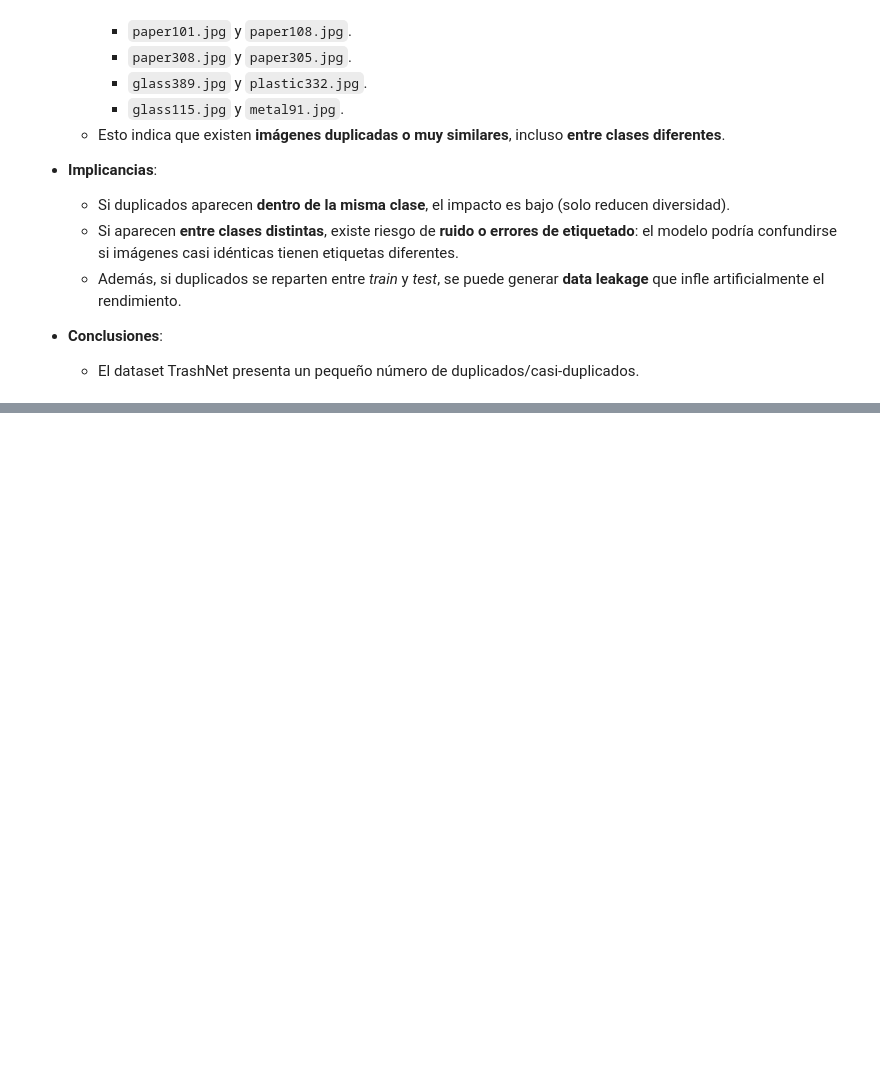
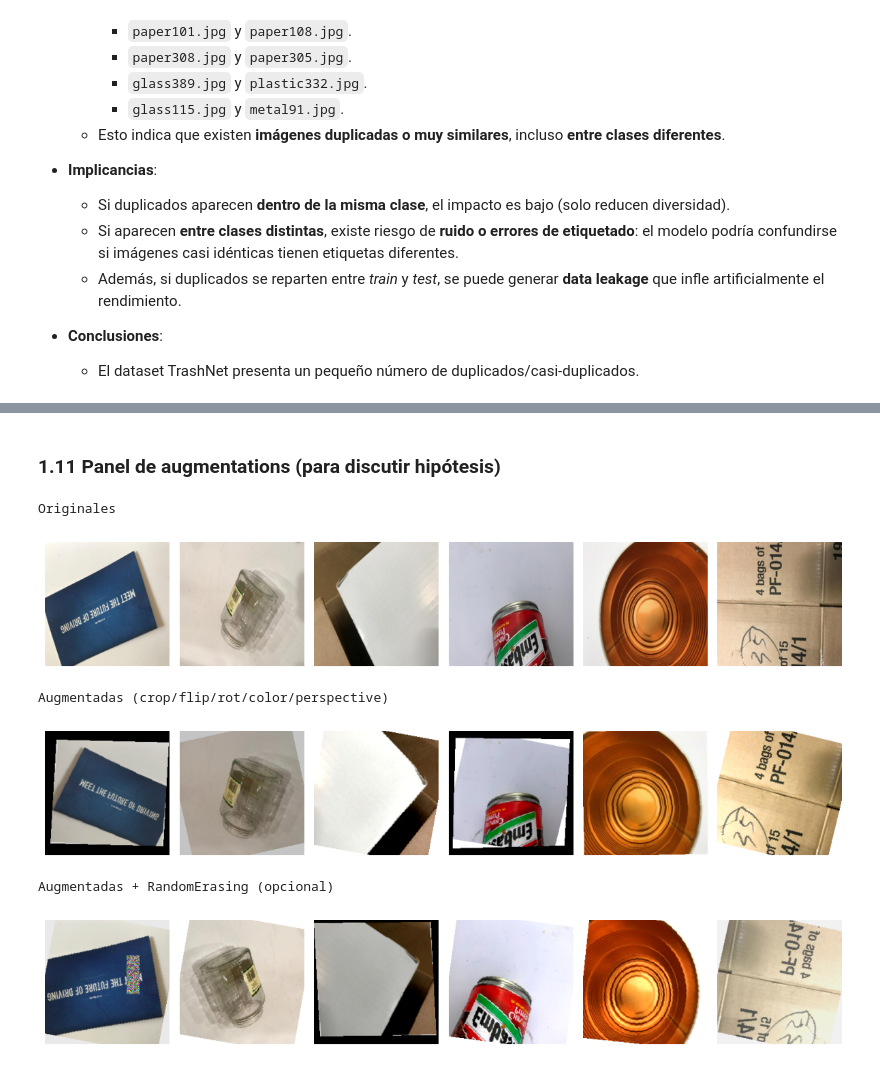
Before and after one commit to emiliano-ipa/CEIA-vpc2, a Jupyter notebook: vpc2-EDA-trashnet.ipynb, the cells around one changed output, grey strips where cells are left out. Drawn from its saved outputs; the diff is of its cells as text; code cells hidden in the pictures; blank space fills up the shorter version.

```diff
--- a/vpc2-EDA-trashnet.ipynb
+++ b/vpc2-EDA-trashnet.ipynb
@@ -361,0 +621,51 @@ Se aplicó el hashing perceptual (pHash) sobre **todas las imágenes del dataset
+# %% [markdown]
+### 1.11 Panel de augmentations (para discutir hipótesis)
+# %%
+from torchvision.transforms import InterpolationMode
+torch.manual_seed(SEED)  # reproducibilidad de los aug
+
+# Pipeline de augmentations orientado a TrashNet (fondo claro y encuadre fijo)
+base_aug = T.Compose([
+    # combate encuadre fijo y dependencias del fondo
+    T.RandomResizedCrop(
+        size=224, scale=(0.85, 1.0), ratio=(0.9, 1.1),
+        interpolation=InterpolationMode.BILINEAR, antialias=True
+    ),
+    T.RandomHorizontalFlip(p=0.5),                  # objetos simétricos: seguro
+    T.RandomRotation(degrees=15, fill=(255,255,255)),  # evita bordes negros
+    # ilum/color: baja saturación y V alto en el dataset
+    T.ColorJitter(brightness=0.25, contrast=0.25, saturation=0.25, hue=0.02),
+    # pequeñas deformaciones geométricas → robustez a perspectiva
+    T.RandomPerspective(distortion_scale=0.2, p=0.2),
+])
+
+# Variante con RandomErasing (requiere tensor)
+aug_with_erasing = T.Compose([
+    base_aug,
+    T.ToTensor(),
+    T.RandomErasing(p=0.25, scale=(0.02, 0.08), ratio=(0.3, 3.3), value='random'),
+    T.ToPILImage()
+])
+
+# Demo visual (3 originales + 3 augmentadas con y sin erasing)
+sample_paths = df.sample(n=6, random_state=SEED)["path"].tolist()
+orig, augm, augm_erasing = [], [], []
+for p in sample_paths:
+    img = load_image(p, to_rgb=True)
+    orig.append(img.resize((224,224)))
+    augm.append(base_aug(img))
+    augm_erasing.append(aug_with_erasing(img))
+
+print("Originales")
+show_grid(orig, cols=6, figsize=(12,3))
+print("Augmentadas (crop/flip/rot/color/perspective)")
+show_grid(augm, cols=6, figsize=(12,3))
+print("Augmentadas + RandomErasing (opcional)")
+show_grid(augm_erasing, cols=6, figsize=(12,3))
+# %% [output]
+Originales
+[figure, added]
+Augmentadas (crop/flip/rot/color/perspective)
+[figure, added]
+Augmentadas + RandomErasing (opcional)
+[figure, added]
```
Also changed, not shown: parts of 14 cells of this notebook, 2 other files.
